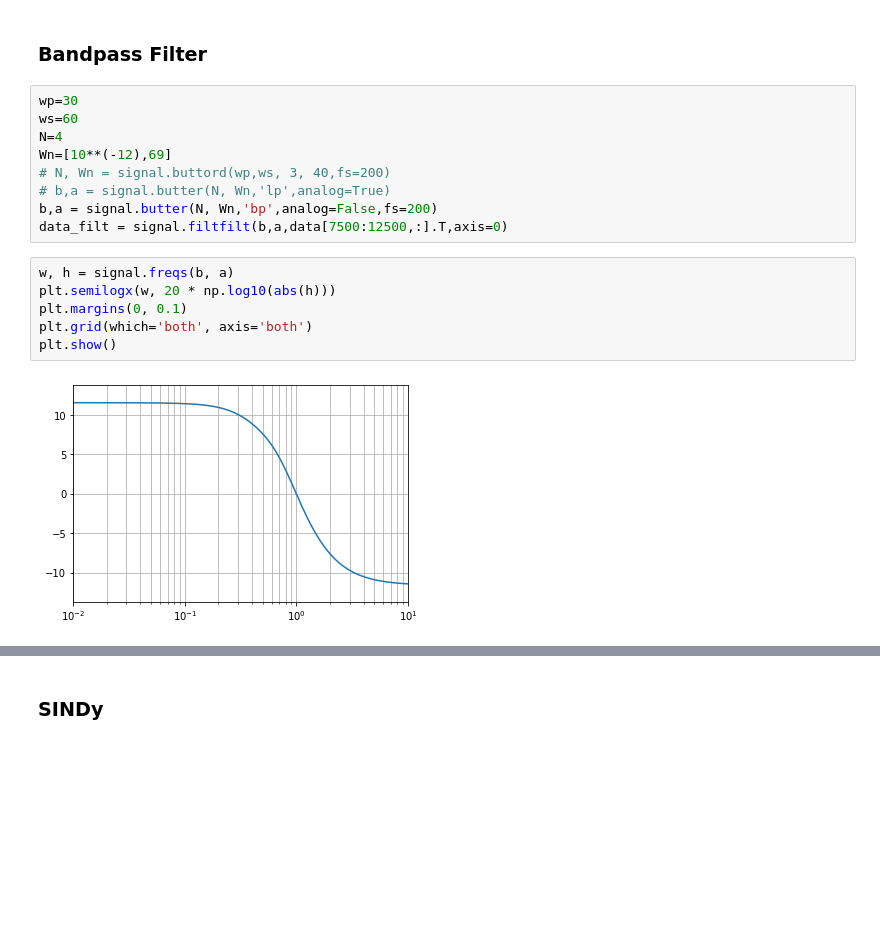
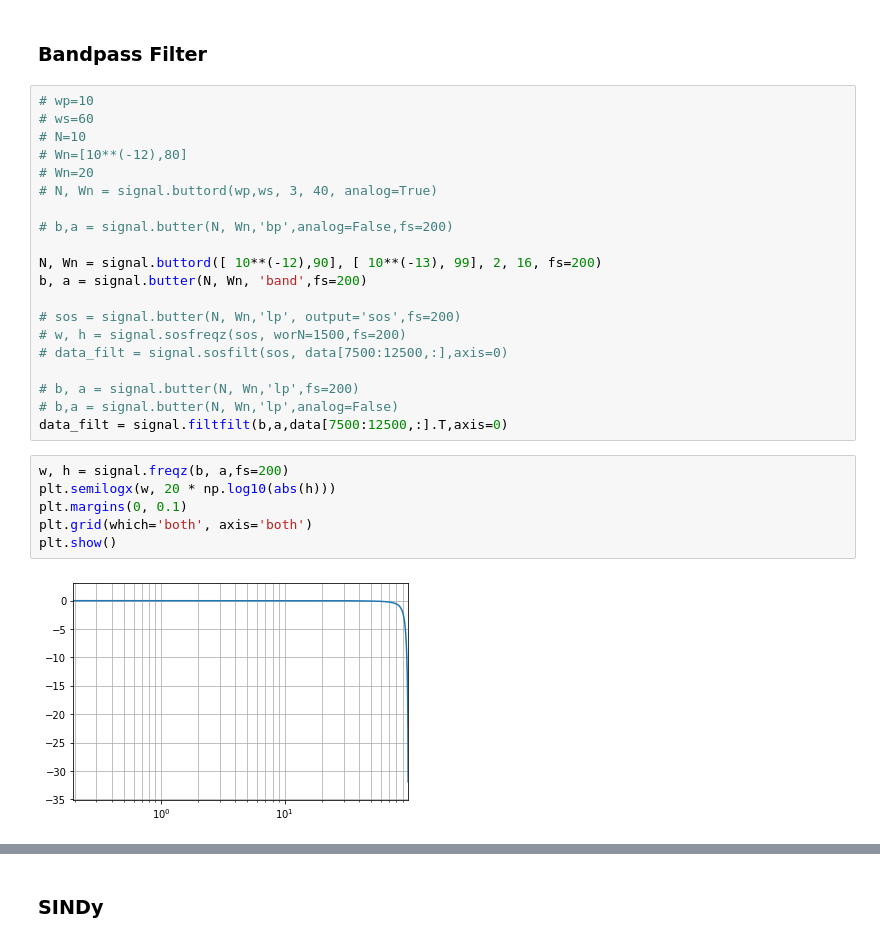
Before and after one commit to Laurd11/sindy-das-new, a Jupyter notebook: NovSindy.ipynb, the cells around one changed output, grey strips where cells are left out. Cells and saved outputs as stored; diff of their text form; blank space fills up the shorter version.

```diff
--- a/NovSindy.ipynb
+++ b/NovSindy.ipynb
@@ -128,22 +138,33 @@ smoothed_dat = np.load('gaussian_smoothed_11_2_2022_channels_7500_12500South-C1-
 # %% [markdown]
 ### Bandpass Filter
 # %%
-wp=30
-ws=60
-N=4
-Wn=[10**(-12),69]
-# N, Wn = signal.buttord(wp,ws, 3, 40,fs=200)
-# b,a = signal.butter(N, Wn,'lp',analog=True)
-b,a = signal.butter(N, Wn,'bp',analog=False,fs=200)
+# wp=10
+# ws=60
+# N=10
+# Wn=[10**(-12),80]
+# Wn=20
+# N, Wn = signal.buttord(wp,ws, 3, 40, analog=True)
+
+# b,a = signal.butter(N, Wn,'bp',analog=False,fs=200)
+
+N, Wn = signal.buttord([ 10**(-12),90], [ 10**(-13), 99], 2, 16, fs=200)
+b, a = signal.butter(N, Wn, 'band',fs=200)
+
+# sos = signal.butter(N, Wn,'lp', output='sos',fs=200)
+# w, h = signal.sosfreqz(sos, worN=1500,fs=200)
+# data_filt = signal.sosfilt(sos, data[7500:12500,:],axis=0)
+
+# b, a = signal.butter(N, Wn,'lp',fs=200)
+# b,a = signal.butter(N, Wn,'lp',analog=False)
 data_filt = signal.filtfilt(b,a,data[7500:12500,:].T,axis=0)
 # %%
-w, h = signal.freqs(b, a)
+w, h = signal.freqz(b, a,fs=200)
 plt.semilogx(w, 20 * np.log10(abs(h)))
 plt.margins(0, 0.1)
 plt.grid(which='both', axis='both')
 plt.show()
 # %% [output]
-[figure, old version]
+[figure, new version]
 # %%
 fig, (ax1,ax2,ax3) = plt.subplots(nrows=1, ncols=3, figsize = (16,10))
 fig.patch.set_facecolor('white') # Good for dark themed notebooks
```
Also changed, not shown: parts of 8 cells of this notebook, 1 other file.
